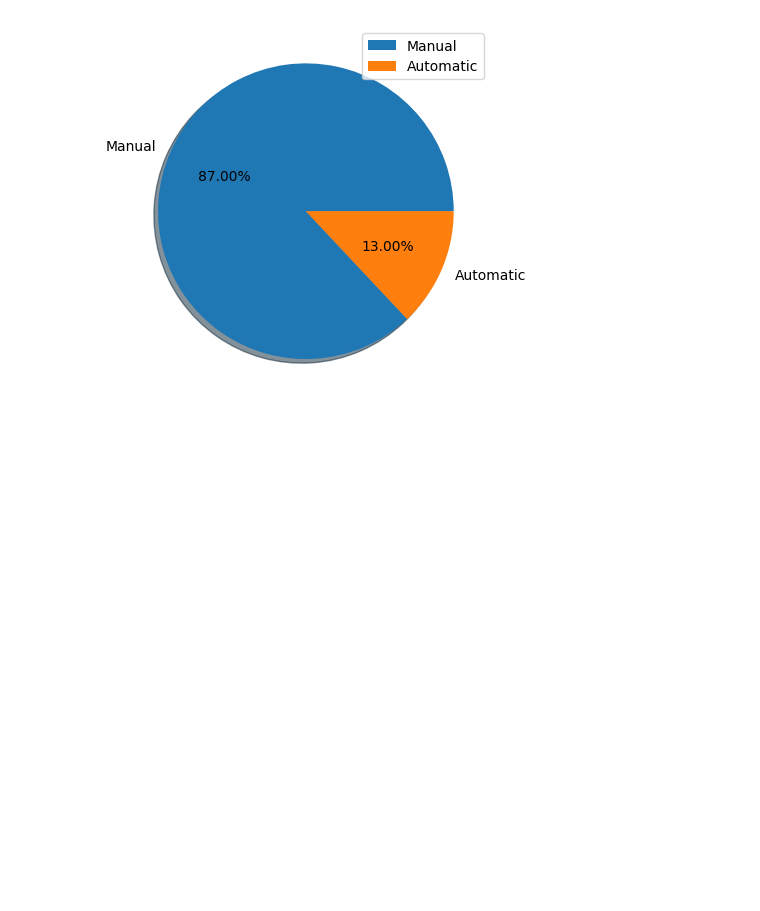
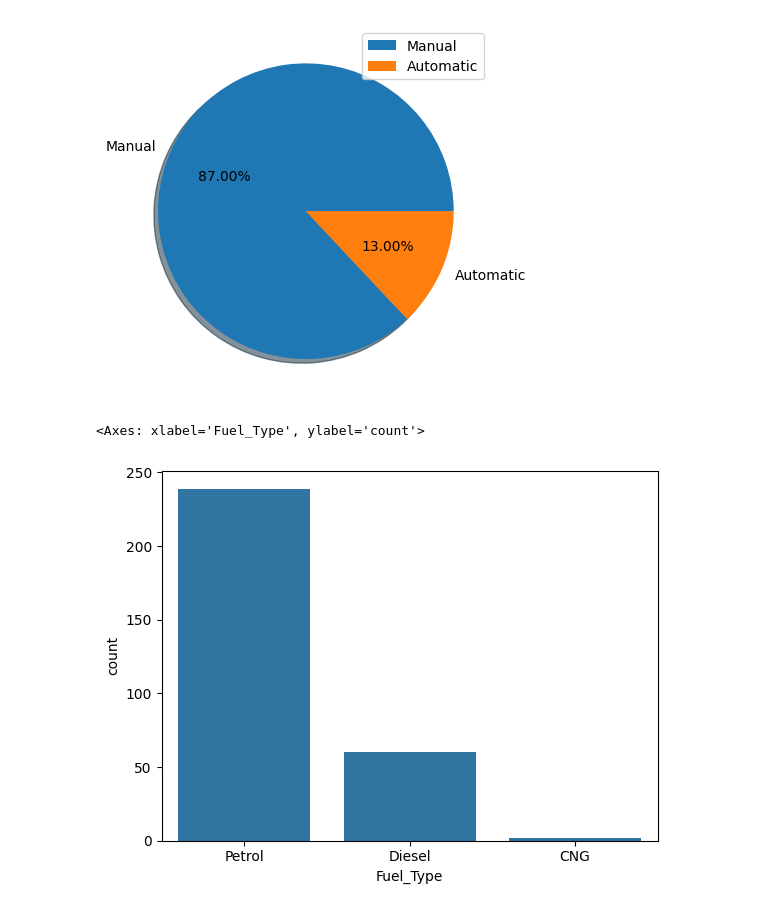
Before and after one commit to chetankhairnar05/Colab, a Jupyter notebook: class1.ipynb, the cells around one changed output. Saved outputs shown, nothing was run; the diff lists cells and outputs as text; code cells hidden in the pictures; blank space fills up the shorter version.

```diff
--- a/class1.ipynb
+++ b/class1.ipynb
@@ -273,3 +273,8 @@ plt.legend()
 # %% [output]
 <matplotlib.legend.Legend at 0x...>
 [figure]
+# %%
+sns.countplot(x = "Fuel_Type", data = df)
+# %% [output]
+<Axes: xlabel='Fuel_Type', ylabel='count'>
+[figure, added]
```
Also changed, not shown: parts of 39 cells of this notebook.
